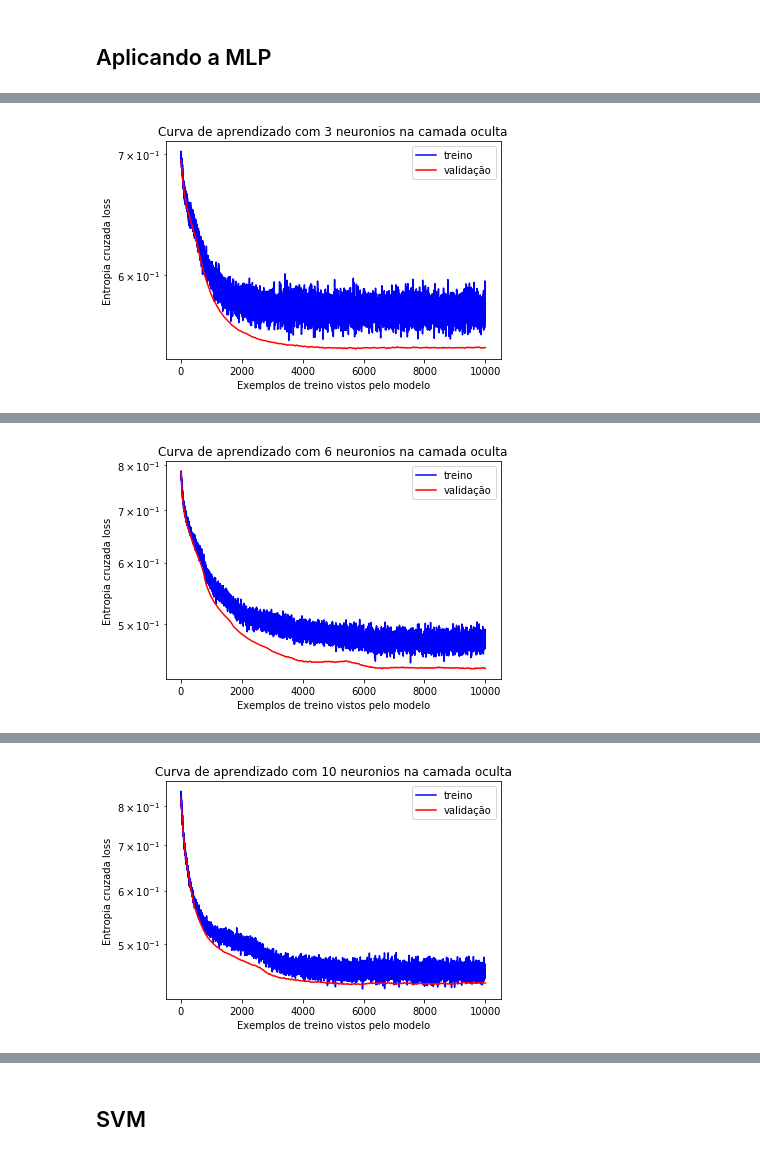
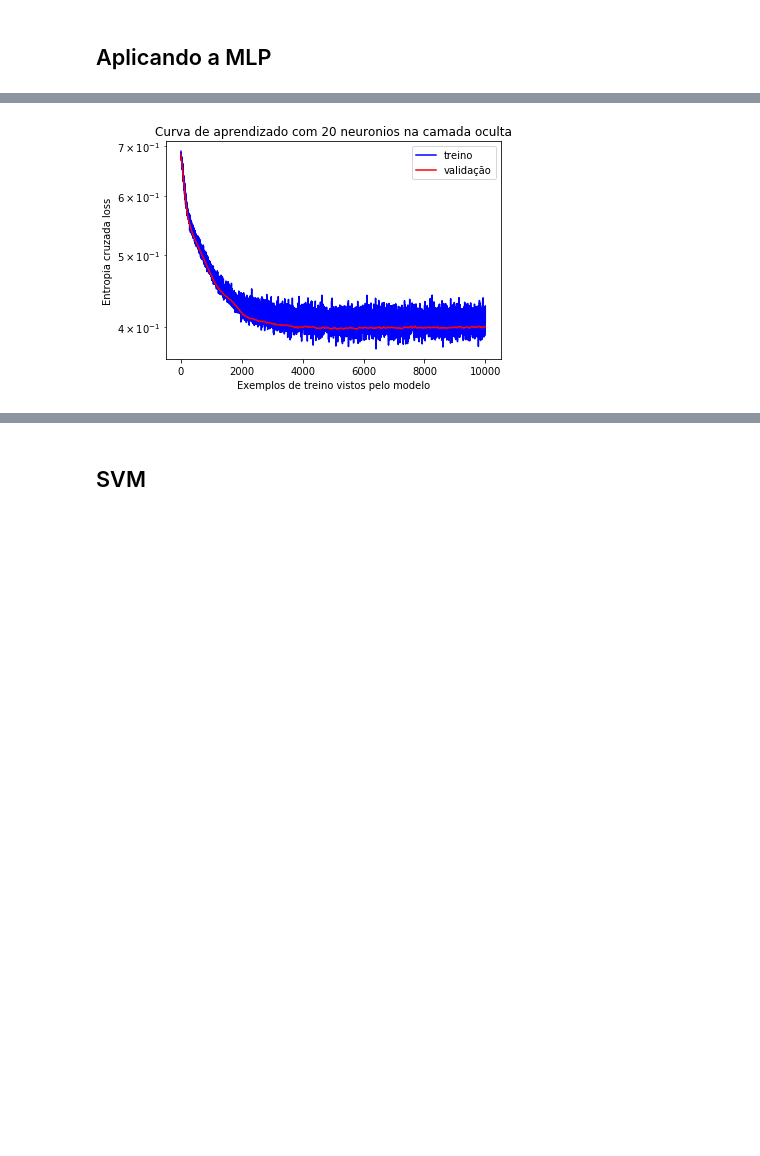
Before and after one commit to jimitogni/ia006, a Jupyter notebook: list3/EFC3.ipynb, the cells around one changed output, grey strips where cells are left out. Drawn from its saved outputs; the diff is of its cells as text; code cells hidden in the pictures; blank space fills up the shorter version.

```diff
--- a/list3/EFC3.ipynb
+++ b/list3/EFC3.ipynb
@@ -57,16 +40,16 @@ urllib.request.urlretrieve(url_download_dados, caminho_arquivo)
 # %%
-train_set = scipy.io.loadmat("./dados/dados_treinamento.mat")
-val_set = scipy.io.loadmat("./dados/dados_val.mat")
-test_set = scipy.io.loadmat("./dados/dados_teste.mat")
+dataset_treino = scipy.io.loadmat("./dados/dados_treinamento.mat")
+dataset_val = scipy.io.loadmat("./dados/dados_val.mat")
+dataset_teste = scipy.io.loadmat("./dados/dados_teste.mat")
 
-X_train = train_set["X"]
-y_train = train_set["y"]
-X_val = val_set["Xval"]
-y_val = val_set["yval"]
-X_test = test_set["Xt"]
-y_test = test_set["yt"]
+X_treino = dataset_treino["X"]
+y_treino = dataset_treino["y"]
+X_val = dataset_val["Xval"]
+y_val = dataset_val["yval"]
+X_teste = dataset_teste["Xt"]
+y_teste = dataset_teste["yt"]
 # %%
-y_train[y_train == -1] = 0
+y_treino[y_treino == -1] = 0
 y_val[y_val == -1] = 0
-y_test[y_test == -1] = 0
+y_teste[y_teste == -1] = 0
 # %%
@@ -102,7 +90,7 @@ y_val_t = torch.tensor(y_val, dtype=torch.float)
 X_test_t = torch.tensor(X_test, dtype=torch.float)
 y_test_t = torch.tensor(y_test, dtype=torch.float)
 
-for H in [3, 6, 10, 30, 60]:
+for H in [5, 10, 20, 30, 50]:
     print("H = ", H)
     treino_losses = []
     val_losses = []
@@ -164 +142 @@ Dados de validação: Avg. loss: 0.5468, Acurácia: 709/1000 (70%)
-[figure, old version]
+[figure, new version]
@@ -176 +152,0 @@ Dados de validação: Avg. loss: 0.4395, Acurácia: 747/1000 (74%)
-[figure, removed]
@@ -188 +153,0 @@ Dados de validação: Avg. loss: 0.4375, Acurácia: 808/1000 (80%)
-[figure, removed]
```
Also changed, not shown: parts of 16 cells of this notebook, 15 other files.
